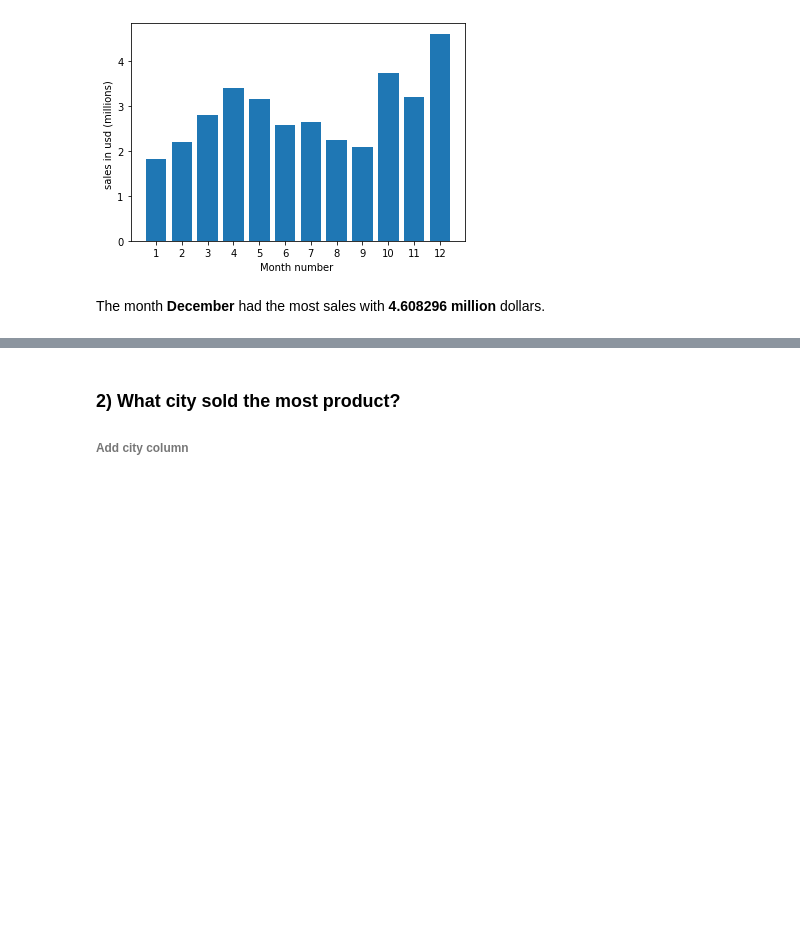
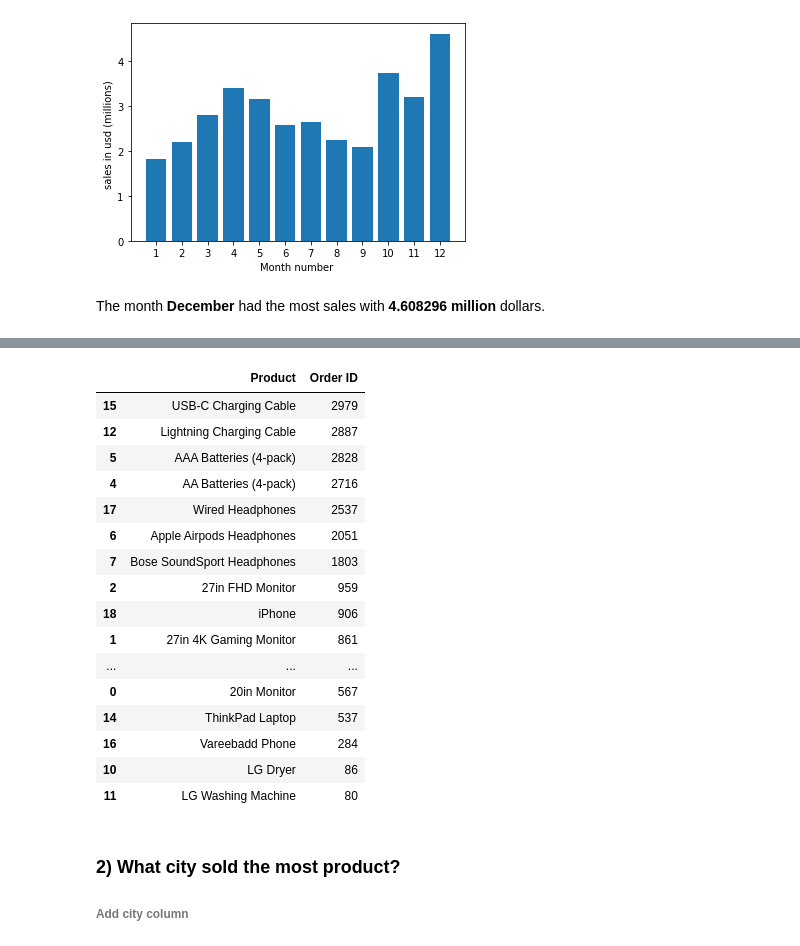
Before and after one commit to Callen1/ADS-July-2022-Cohort, a Jupyter notebook: 13 Sales Analysis/Sales Analysis.ipynb, the cells around one changed output, grey strips where cells are left out. Cells and saved outputs as stored; diff of their text form; code cells hidden in the pictures; blank space fills up the shorter version.

```diff
--- a/13 Sales Analysis/Sales Analysis.ipynb
+++ b/13 Sales Analysis/Sales Analysis.ipynb
@@ -396,3 +415,25 @@ The month **December** had the most sales with **4.608296 million** dollars.
+# %%
+dec_group = dec_data.groupby("Product")["Order ID"].count().reset_index()
+dec_group.sort_values(by="Order ID", inplace=True, ascending=False)
+dec_group
+# %% [output]
+|  | Product | Order ID |
+| 15 | USB-C Charging Cable | 2979 |
+| 12 | Lightning Charging Cable | 2887 |
+| 5 | AAA Batteries (4-pack) | 2828 |
+| 4 | AA Batteries (4-pack) | 2716 |
+| 17 | Wired Headphones | 2537 |
+| 6 | Apple Airpods Headphones | 2051 |
+| 7 | Bose SoundSport Headphones | 1803 |
+| 2 | 27in FHD Monitor | 959 |
+| 18 | iPhone | 906 |
+| 1 | 27in 4K Gaming Monitor | 861 |
+| ... | ... | ... |
+| 0 | 20in Monitor | 567 |
+| 14 | ThinkPad Laptop | 537 |
+| 16 | Vareebadd Phone | 284 |
+| 10 | LG Dryer | 86 |
+| 11 | LG Washing Machine | 80 |
 # %% [markdown]
 ### 2) What city sold the most product?
 ###### Add city column
```
Also changed, not shown: parts of 9 cells of this notebook, 7 other files.
